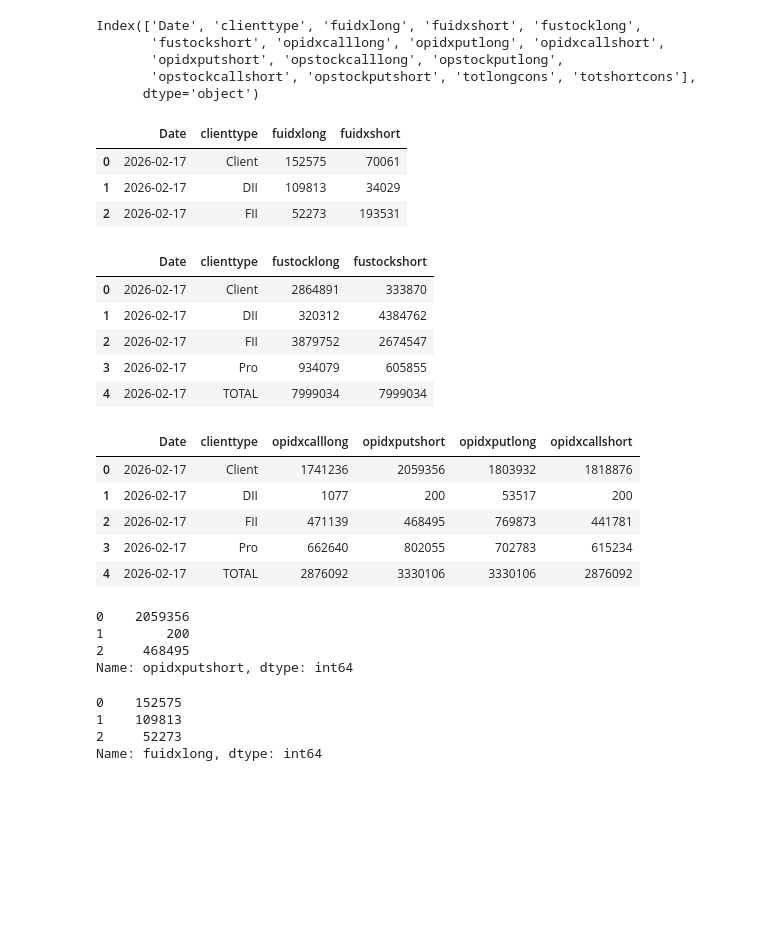
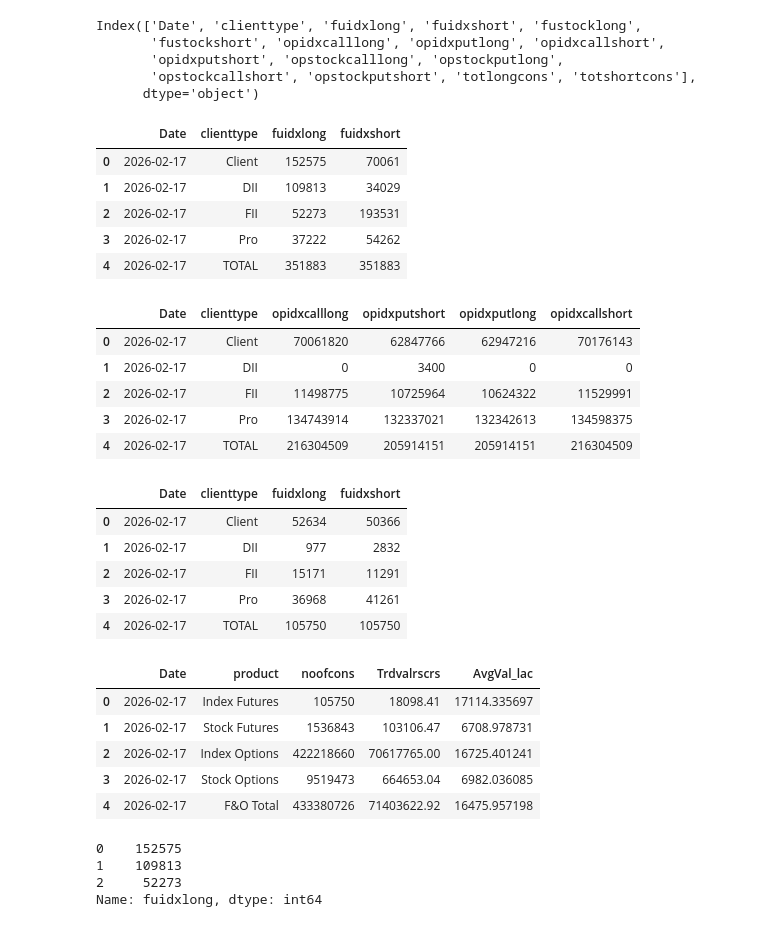
Before and after one commit to shailsun28/stockshortlisting, a Jupyter notebook: Untitled1.ipynb, the cells around one changed output. Saved outputs shown, nothing was run; the diff lists cells and outputs as text; code cells hidden in the pictures; blank space fills up the shorter version.

```diff
--- a/Untitled1.ipynb
+++ b/Untitled1.ipynb
@@ -161,37 +161,44 @@ vol_fustk = vol[fustk_col]
 vol_opidx = vol[opidx_col]
 vol_opstk = vol[opstk_col]
 # %%
-oi_fuidx.head(3)
+oi_fuidx.head()
 # %% [output]
 |  | Date | clienttype | fuidxlong | fuidxshort |
 | 0 | 2026-02-17 | Client | 152575 | 70061 |
 | 1 | 2026-02-17 | DII | 109813 | 34029 |
 | 2 | 2026-02-17 | FII | 52273 | 193531 |
+| 3 | 2026-02-17 | Pro | 37222 | 54262 |
+| 4 | 2026-02-17 | TOTAL | 351883 | 351883 |
 # %%
-oi_fustk.head()
+vol_opidx.head()
+oi_opidx = oi_opidx.copy()
+oi_opidx['TotOpLong'] = oi_opidx['opidxcalllong'] + oi_opidx['opidxputshort']
+oi_opidx['TotOpShort'] = oi_opidx['opidxputlong'] + oi_opidx['opidxcallshort']
 # %% [output]
-|  | Date | clienttype | fustocklong | fustockshort |
-| 0 | 2026-02-17 | Client | 2864891 | 333870 |
-| 1 | 2026-02-17 | DII | 320312 | 4384762 |
-| 2 | 2026-02-17 | FII | 3879752 | 2674547 |
-| 3 | 2026-02-17 | Pro | 934079 | 605855 |
-| 4 | 2026-02-17 | TOTAL | 7999034 | 7999034 |
+|  | Date | clienttype | opidxcalllong | opidxputshort | opidxputlong | opidxcallshort |
+| 0 | 2026-02-17 | Client | 70061820 | 62847766 | 62947216 | 70176143 |
+| 1 | 2026-02-17 | DII | 0 | 3400 | 0 | 0 |
+| 2 | 2026-02-17 | FII | 11498775 | 10725964 | 10624322 | 11529991 |
+| 3 | 2026-02-17 | Pro | 134743914 | 132337021 | 132342613 | 134598375 |
+| 4 | 2026-02-17 | TOTAL | 216304509 | 205914151 | 205914151 | 216304509 |
 # %%
-oi_opidx.head()
+vol_fuidx.head()
 # %% [output]
-|  | Date | clienttype | opidxcalllong | opidxputshort | opidxputlong | opidxcallshort |
-| 0 | 2026-02-17 | Client | 1741236 | 2059356 | 1803932 | 1818876 |
-| 1 | 2026-02-17 | DII | 1077 | 200 | 53517 | 200 |
-| 2 | 2026-02-17 | FII | 471139 | 468495 | 769873 | 441781 |
-| 3 | 2026-02-17 | Pro | 662640 | 802055 | 702783 | 615234 |
-| 4 | 2026-02-17 | TOTAL | 2876092 | 3330106 | 3330106 | 2876092 |
+|  | Date | clienttype | fuidxlong | fuidxshort |
+| 0 | 2026-02-17 | Client | 52634 | 50366 |
+| 1 | 2026-02-17 | DII | 977 | 2832 |
+| 2 | 2026-02-17 | FII | 15171 | 11291 |
+| 3 | 2026-02-17 | Pro | 36968 | 41261 |
+| 4 | 2026-02-17 | TOTAL | 105750 | 105750 |
 # %%
-oi_opidx[opidx_col[3]].head(3)
+fno.head()
 # %% [output]
-0    2059356
-1        200
-2     468495
-Name: opidxputshort, dtype: int64
+|  | Date | product | noofcons | Trdvalrscrs | AvgVal_lac |
+| 0 | 2026-02-17 | Index Futures | 105750 | 18098.41 | 17114.335697 |
+| 1 | 2026-02-17 | Stock Futures | 1536843 | 103106.47 | 6708.978731 |
+| 2 | 2026-02-17 | Index Options | 422218660 | 70617765.00 | 16725.401241 |
+| 3 | 2026-02-17 | Stock Options | 9519473 | 664653.04 | 6982.036085 |
+| 4 | 2026-02-17 | F&O Total | 433380726 | 71403622.92 | 16475.957198 |
 # %%
 oi_fuidx[fuidx_col[2]].head(3)
 # %% [output]
```
Also changed, not shown: parts of 16 cells of this notebook.
